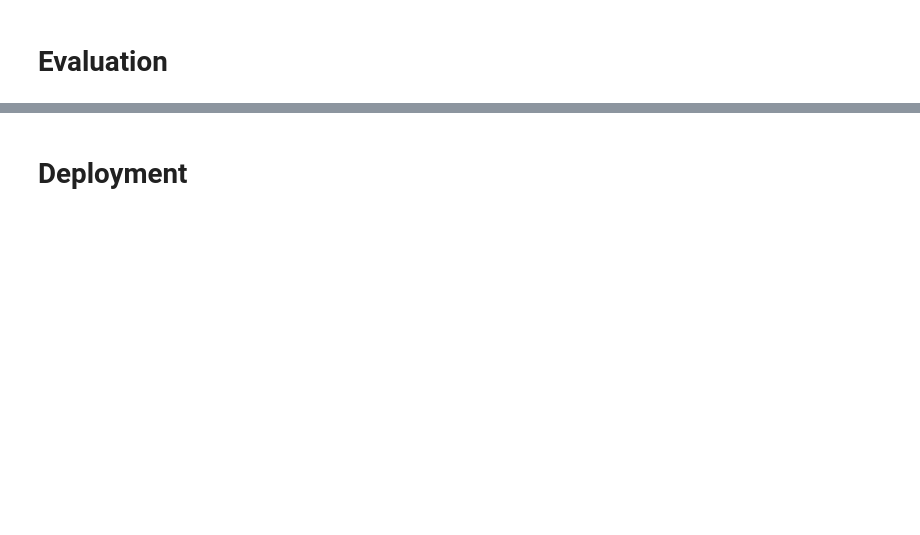
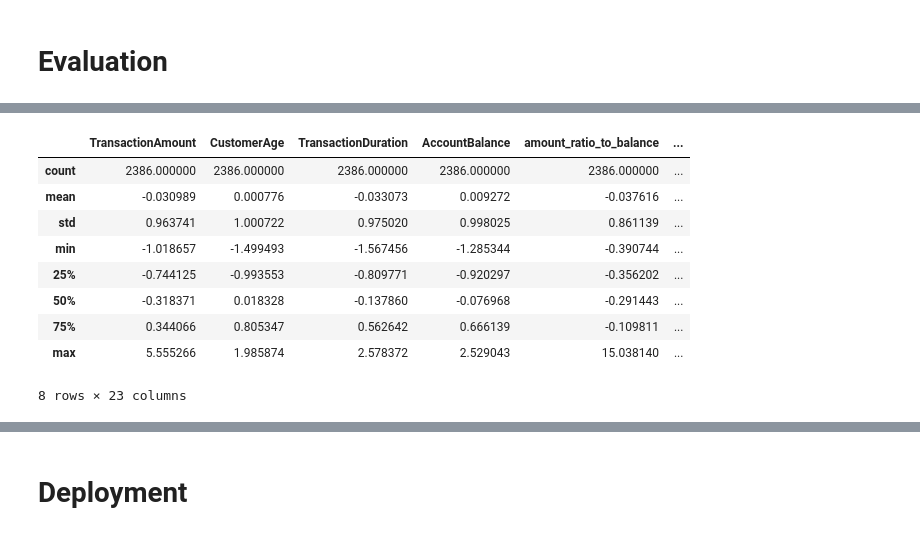
Before and after one commit to TurmaeUrsorum/zenitra-project-transaction-fraud, a Jupyter notebook: notebooks/Zenitra_Project.ipynb, the cells around one changed output, grey strips where cells are left out. Cells and saved outputs as stored; diff of their text form; code cells hidden in the pictures; blank space fills up the shorter version.

```diff
--- a/notebooks/Zenitra_Project.ipynb
+++ b/notebooks/Zenitra_Project.ipynb
@@ -824,0 +1070,4 @@ plt.show()
+# %%
+# anom.describe()
+norm.describe()
+# %% [output]
@@ -824,0 +1075,10 @@ plt.show()
+|  | TransactionAmount | CustomerAge | TransactionDuration | AccountBalance | amount_ratio_to_balance | ... |
+| count | 2386.000000 | 2386.000000 | 2386.000000 | 2386.000000 | 2386.000000 | ... |
+| mean | -0.030989 | 0.000776 | -0.033073 | 0.009272 | -0.037616 | ... |
+| std | 0.963741 | 1.000722 | 0.975020 | 0.998025 | 0.861139 | ... |
+| min | -1.018657 | -1.499493 | -1.567456 | -1.285344 | -0.390744 | ... |
+| 25% | -0.744125 | -0.993553 | -0.809771 | -0.920297 | -0.356202 | ... |
+| 50% | -0.318371 | 0.018328 | -0.137860 | -0.076968 | -0.291443 | ... |
+| 75% | 0.344066 | 0.805347 | 0.562642 | 0.666139 | -0.109811 | ... |
+| max | 5.555266 | 1.985874 | 2.578372 | 2.529043 | 15.038140 | ... |
+8 rows × 23 columns
```
Also changed, not shown: parts of 36 cells of this notebook.
